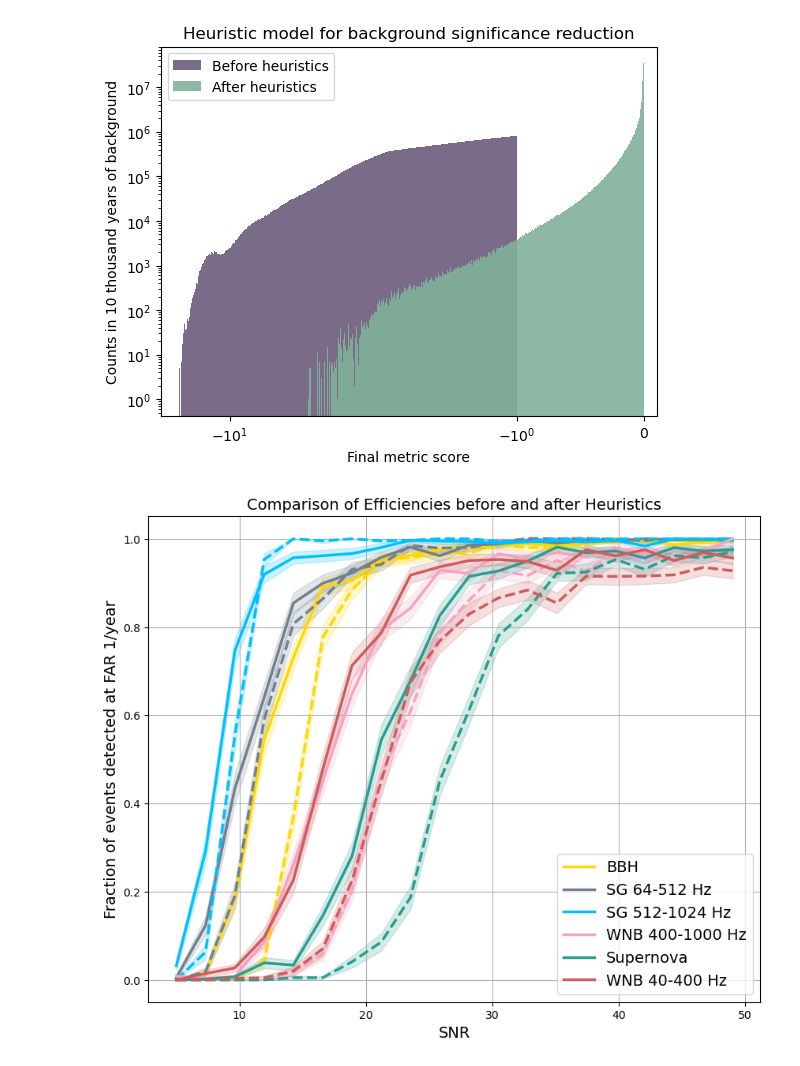
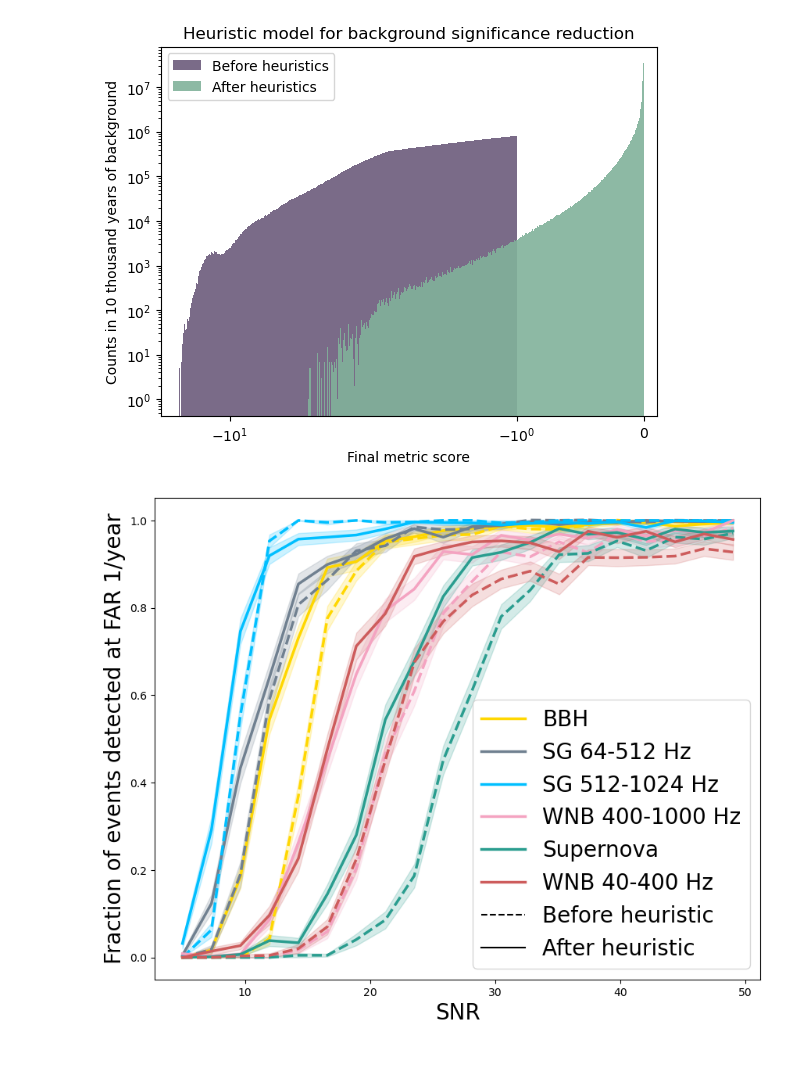
Before and after one commit to katyagovorkova/gw-anomaly, a Jupyter notebook: gw_anomaly/scripts/heuristic_cut_effic.ipynb, the cells around one changed output. Cells and saved outputs as stored; diff of their text form; code cells hidden in the pictures.

```diff
--- a/gw_anomaly/scripts/heuristic_cut_effic.ipynb
+++ b/gw_anomaly/scripts/heuristic_cut_effic.ipynb
@@ -111,35 +111,40 @@ for i, key in enumerate(data_after.keys()):
     # Extract x and y values for both datasets
     x_after, y_after, y_error_after = data_after[key]
     x_before, y_before, y_error_before = data_before[key]
     key_ = rename_map[key]
 
     # Interpolation for smoothing
     x_smooth_after = np.linspace(x_after.min(), x_after.max(), 20)
     x_smooth_before = np.linspace(x_before.min(), x_before.max(), 20)
 
     y_smooth_after = make_interp_spline(x_after, y_after)(x_smooth_after)
     y_smooth_before = make_interp_spline(x_before, y_before)(x_smooth_before)
 
     y_error_smooth_after = make_interp_spline(x_after, y_error_after)(x_smooth_after)
     y_error_smooth_before = make_interp_spline(x_before, y_error_before)(x_smooth_before)
 
     # Plot the smoothed curves
     plt.plot(x_smooth_after, y_smooth_after, label=f"{key_}", linestyle='-', color=cols[i], linewidth=2.5)
     plt.plot(x_smooth_before, y_smooth_before, linestyle='--', color=cols[i], linewidth=2.5)
 
     # Add shaded uncertainty bands for the smoothed curves
     plt.fill_between(x_smooth_after, y_smooth_after - y_error_smooth_after, y_smooth_after + y_error_smooth_after, color=cols[i], alpha=0.2)
     plt.fill_between(x_smooth_before, y_smooth_before - y_error_smooth_before, y_smooth_before + y_error_smooth_before, color=cols[i], alpha=0.2)
 
+# Add dashed and solid line legend
+plt.plot([], [], linestyle='--', color='black', label="Before heuristic")
+plt.plot([], [], linestyle='-', color='black', label="After heuristic")
+
 # Add labels, legend, and title
-plt.xlabel("SNR", fontsize=14)
-plt.ylabel("Fraction of events detected at FAR 1/year", fontsize=14)
-plt.title("Comparison of Efficiencies before and after Heuristics", fontsize=14)
-plt.legend(fontsize=14)
+fs = 20
+plt.xlabel("SNR", fontsize=fs)
+plt.ylabel("Fraction of events detected at FAR 1/year", fontsize=fs)
+# plt.title("Comparison of Efficiencies before and after Heuristics", fontsize=14)
+plt.legend(fontsize=fs)
 plt.grid(False)
 
 # Display the plot
 plt.savefig('plots/heuristics.png')
 # plt.show()
 # %% [output]
-[figure, old version]
+[figure, new version]
```
Also changed, not shown: 39 other files.
